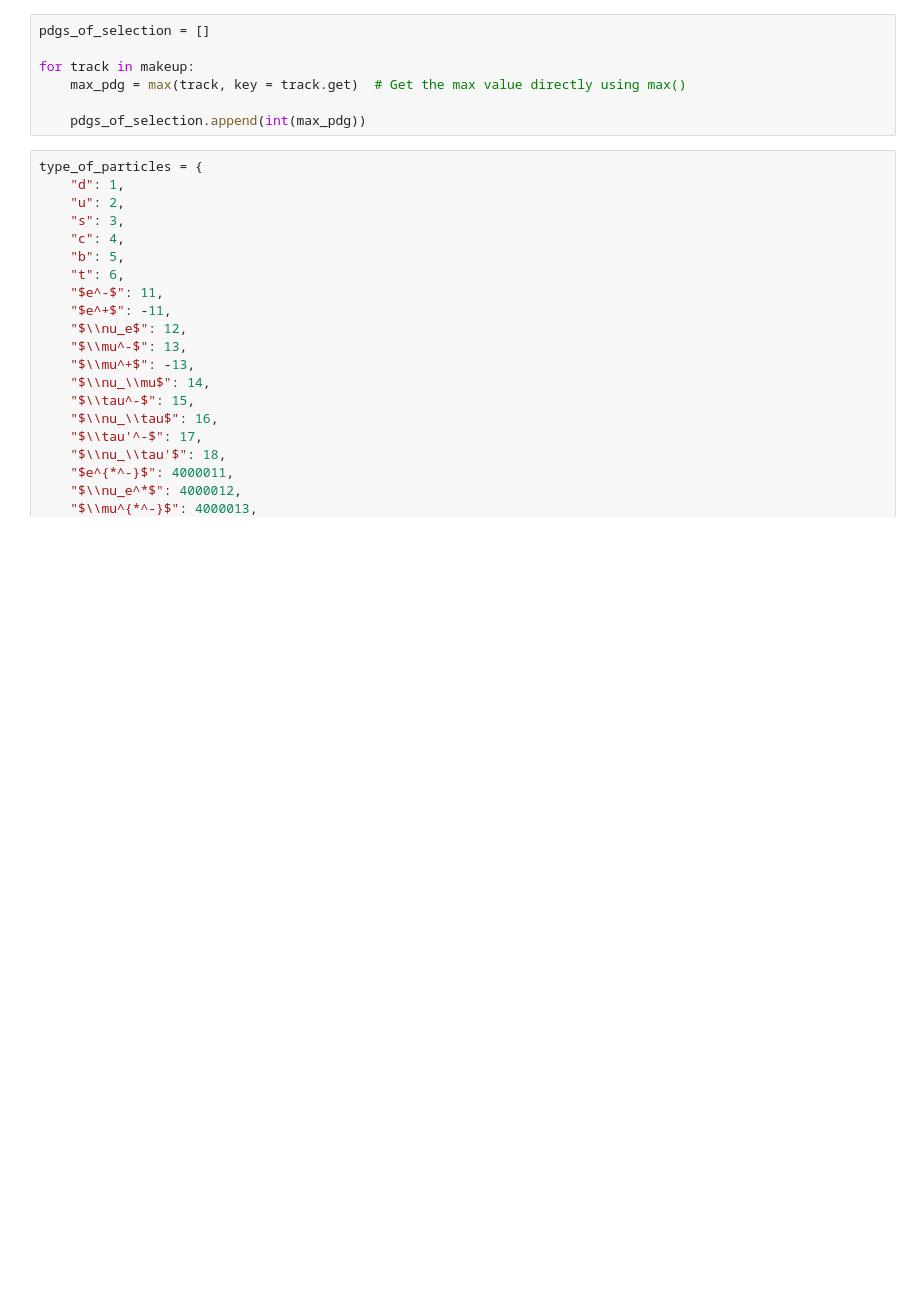
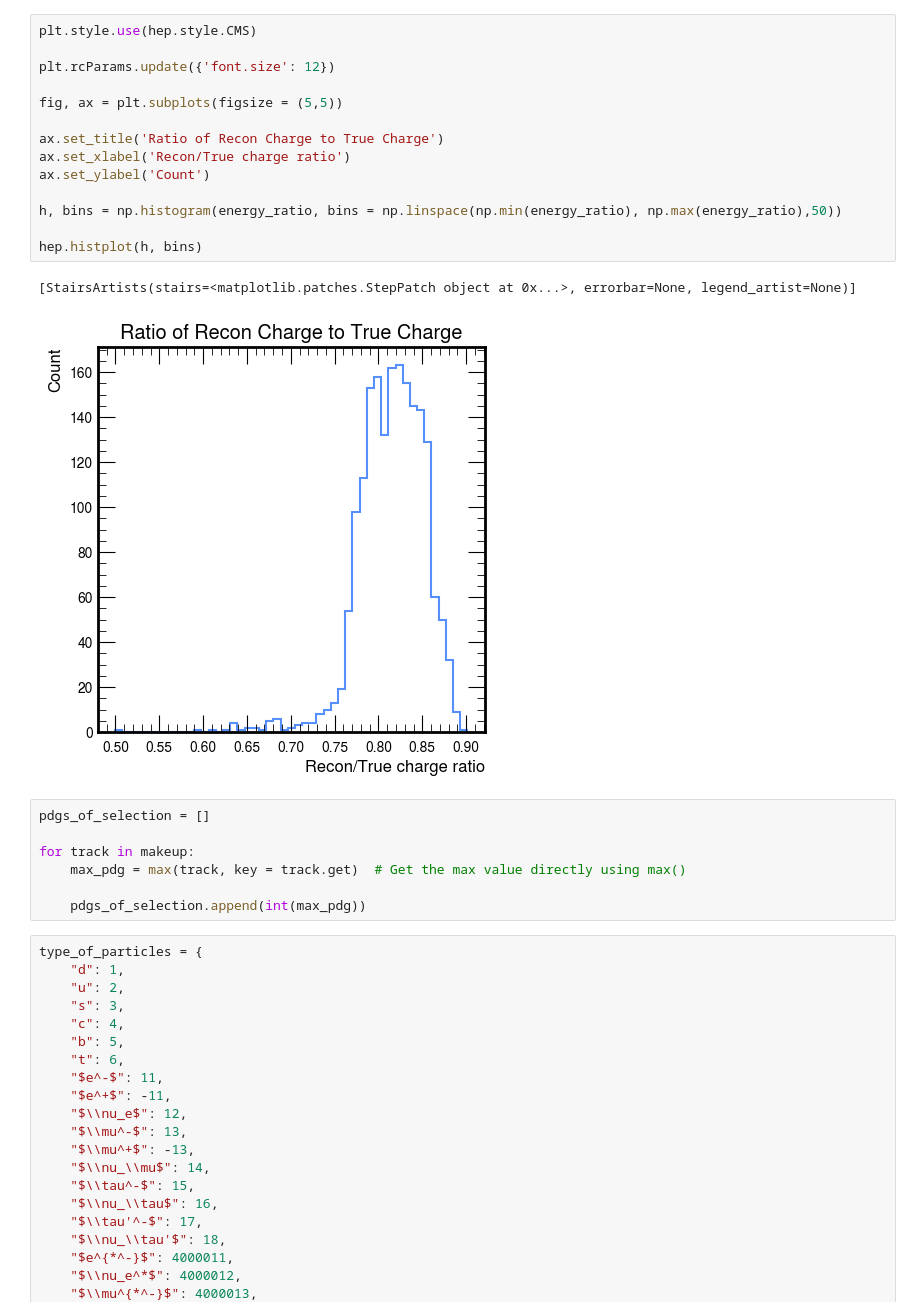
Before and after one commit to DUNE/ndlar_flow, a Jupyter notebook: src/proto_nd_flow/selection/analysis/Test_Purity.ipynb, the cells around one changed output. Saved outputs shown, nothing was run; the diff lists cells and outputs as text; blank space fills up the shorter version.

```diff
--- a/src/proto_nd_flow/selection/analysis/Test_Purity.ipynb
+++ b/src/proto_nd_flow/selection/analysis/Test_Purity.ipynb
@@ -248,3 +277,20 @@ hep.histplot(h, bins)
+# %%
+plt.style.use(hep.style.CMS)
+
+plt.rcParams.update({'font.size': 12})
+
+fig, ax = plt.subplots(figsize = (5,5))
+
+ax.set_title('Ratio of Recon Charge to True Charge')
+ax.set_xlabel('Recon/True charge ratio')
+ax.set_ylabel('Count')
+
+h, bins = np.histogram(energy_ratio, bins = np.linspace(np.min(energy_ratio), np.max(energy_ratio),50))
+
+hep.histplot(h, bins)
+# %% [output]
+[StairsArtists(stairs=<matplotlib.patches.StepPatch object at 0x...>, errorbar=None, legend_artist=None)]
+[figure, added]
 # %%
 pdgs_of_selection = []
 
```
Also changed, not shown: parts of 7 cells of this notebook.
